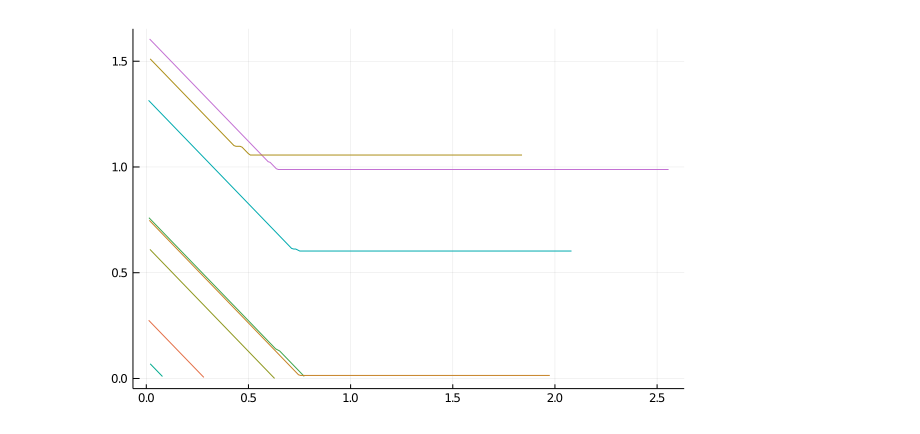
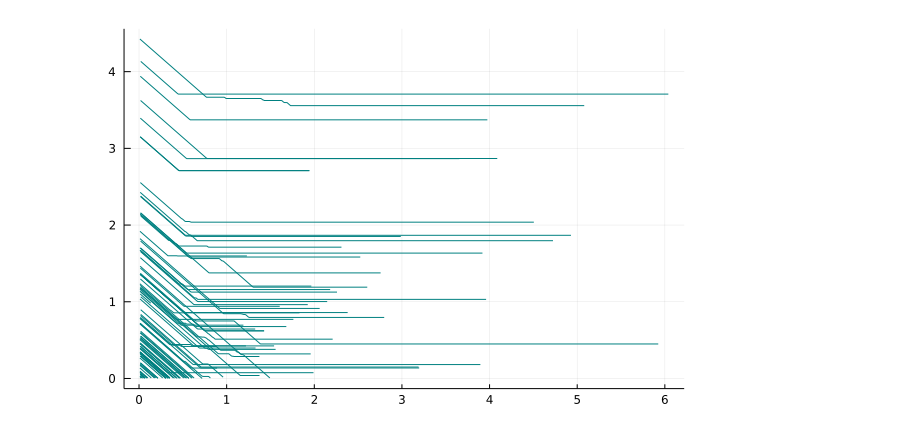
Before and after one commit to Grupo-MATE/ev_notebooks, a Jupyter notebook: VehicleTrajectories.ipynb, the cells around one changed output. Cells and saved outputs as stored; diff of their text form; code cells hidden in the pictures.

Commit message:
refactor for new graphs

```diff
--- a/VehicleTrajectories.ipynb
+++ b/VehicleTrajectories.ipynb
@@ -44,22 +22,26 @@ d=[v[2] for v in d];
+# %%
+#Dictionary with vehicle trajectories
+d = get_vehicle_trajectories(sim);
 # %%
 p=plot(legend=:none);
 
 using StatsBase
 
-#elijo 100 autos para mostrar
-K = sample((500:1500),10)
+#I choose n cars to display
+n=100
+trajectories = collect(values(d))
+K = sample((1:length(trajectories)),n)
 
 for k=K
 
-    trace = d[k];
+    trace = trajectories[k];
 
     t = [z[1] for z in trace]
     sigma = [z[2] for z in trace]
     tau = [z[3] for z in trace]
 
-    plot!(p,t,sigma)
-    #p=plot!(t,tau)
+    plot!(p,t,sigma, color=:teal)
 end
 p
 # %% [output]
-[figure, old version]
+[figure, new version]
```
Also changed, not shown: parts of 5 cells of this notebook, 2 other files.
